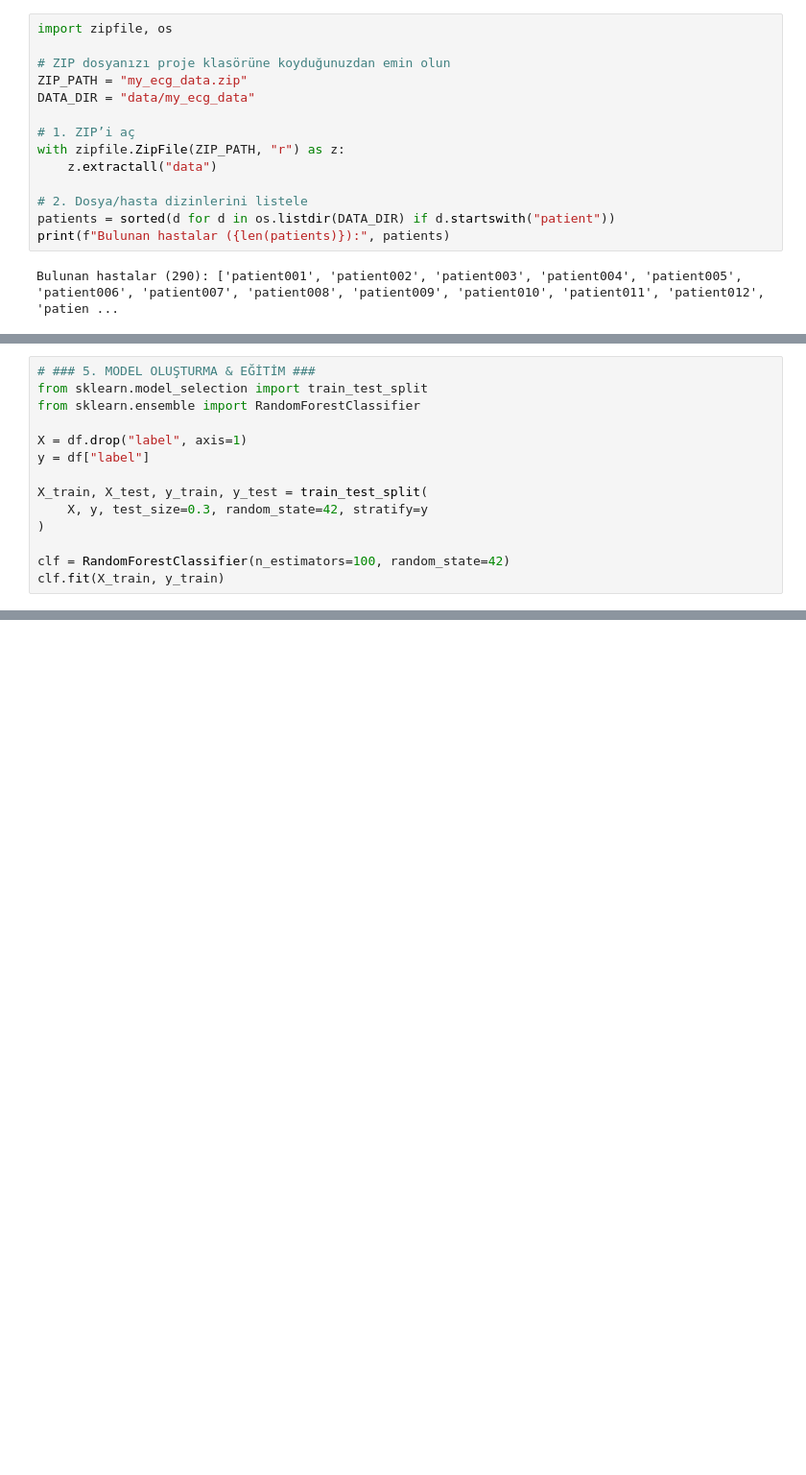
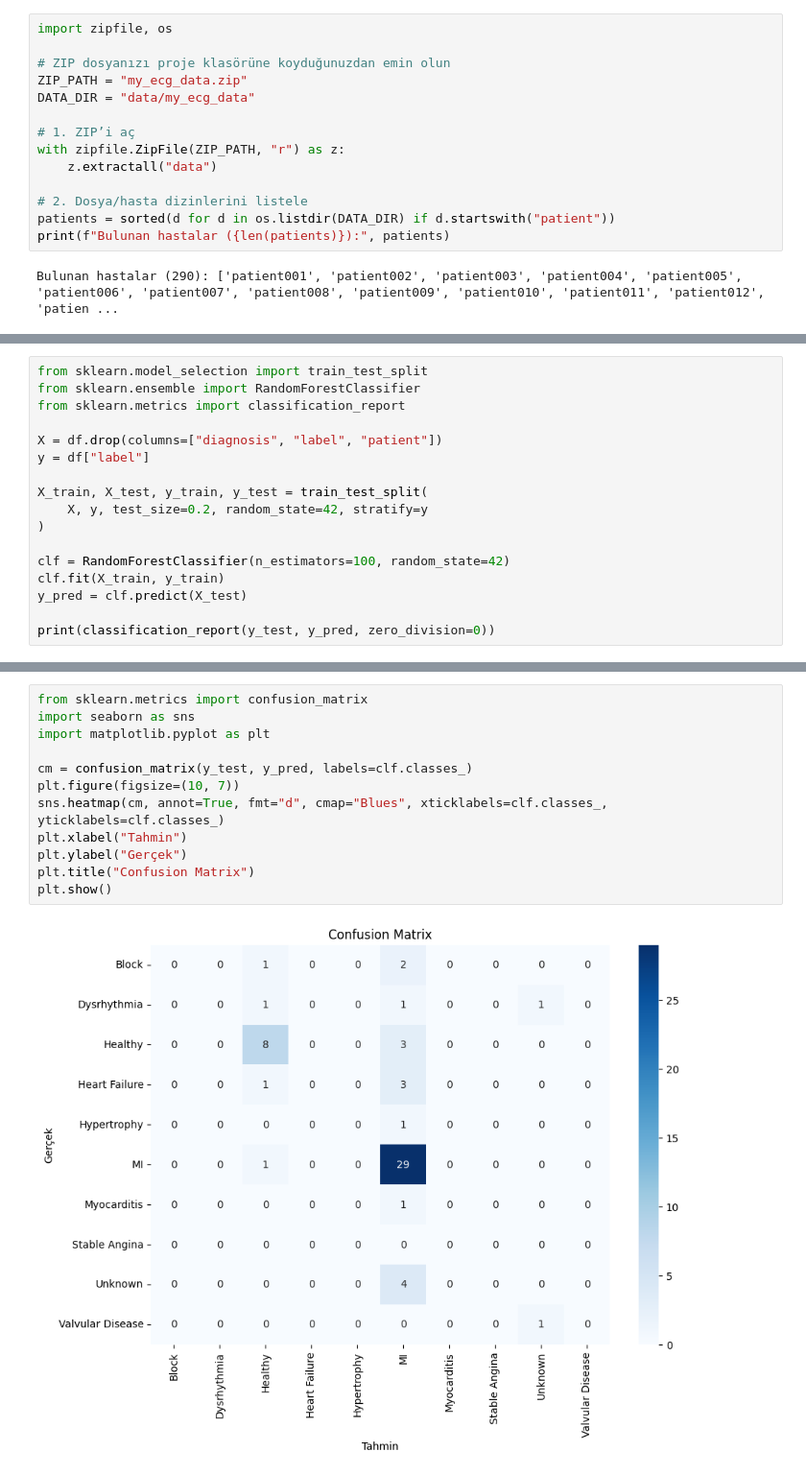
Before and after one commit to fvarli/ecg_project, a Jupyter notebook: ecg_disease_classification.ipynb, the cells around one changed output, grey strips where cells are left out. Shown: that part at 96% size. Cells and saved outputs as stored; diff of their text form; blank space fills up the shorter version.

```diff
--- a/ecg_disease_classification.ipynb
+++ b/ecg_disease_classification.ipynb
@@ -110,15 +251,18 @@ df.head()
 # %%
-# ### 5. MODEL OLUŞTURMA & EĞİTİM ###
 from sklearn.model_selection import train_test_split
 from sklearn.ensemble import RandomForestClassifier
+from sklearn.metrics import classification_report
 
-X = df.drop("label", axis=1)
+X = df.drop(columns=["diagnosis", "label", "patient"])
 y = df["label"]
 
 X_train, X_test, y_train, y_test = train_test_split(
-    X, y, test_size=0.3, random_state=42, stratify=y
+    X, y, test_size=0.2, random_state=42, stratify=y
 )
 
 clf = RandomForestClassifier(n_estimators=100, random_state=42)
 clf.fit(X_train, y_train)
+y_pred = clf.predict(X_test)
+
+print(classification_report(y_test, y_pred, zero_division=0))
 # %% [output]
@@ -176,0 +297,14 @@ plt.show()
+# %%
+from sklearn.metrics import confusion_matrix
+import seaborn as sns
+import matplotlib.pyplot as plt
+
+cm = confusion_matrix(y_test, y_pred, labels=clf.classes_)
+plt.figure(figsize=(10, 7))
+sns.heatmap(cm, annot=True, fmt="d", cmap="Blues", xticklabels=clf.classes_, yticklabels=clf.classes_)
+plt.xlabel("Tahmin")
+plt.ylabel("Gerçek")
+plt.title("Confusion Matrix")
+plt.show()
+# %% [output]
+[figure, added]
```
Also changed, not shown: parts of 16 cells of this notebook.
